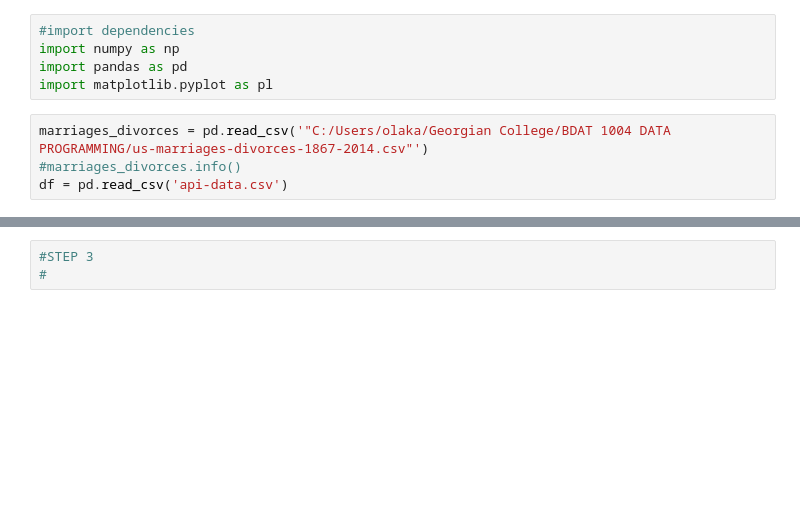
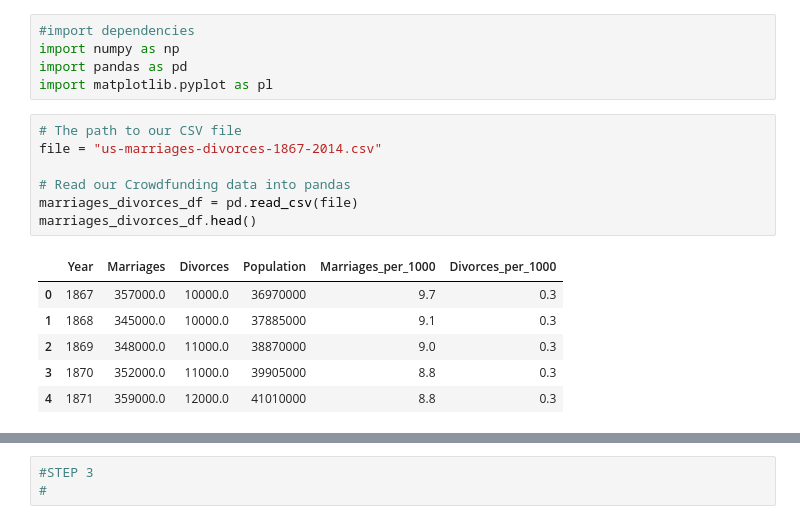
Before and after one commit to AbisolaOlakanmi/Abisola.Olakanmi.BDAT1004PS3, a Jupyter notebook: Abisola.Olakanmi.BDAT1004PS3.ipynb, the cells around one changed output, grey strips where cells are left out. Cells and saved outputs as stored; diff of their text form; blank space fills up the shorter version.

```diff
--- a/Abisola.Olakanmi.BDAT1004PS3.ipynb
+++ b/Abisola.Olakanmi.BDAT1004PS3.ipynb
@@ -942,7 +981,17 @@ nos_unique_items_sold
 import numpy as np
 import pandas as pd
 import matplotlib.pyplot as pl
-# %%
-marriages_divorces = pd.read_csv('"C:/Users/olaka/Georgian College/BDAT 1004 DATA PROGRAMMING/us-marriages-divorces-1867-2014.csv"')
-#marriages_divorces.info()
-df = pd.read_csv('api-data.csv')
+# %%
+# The path to our CSV file
+file = "us-marriages-divorces-1867-2014.csv"
+
+# Read our Crowdfunding data into pandas
+marriages_divorces_df = pd.read_csv(file)
+marriages_divorces_df.head()
+# %% [output]
+|  | Year | Marriages | Divorces | Population | Marriages_per_1000 | Divorces_per_1000 |
+| 0 | 1867 | 357000.0 | 10000.0 | 36970000 | 9.7 | 0.3 |
+| 1 | 1868 | 345000.0 | 10000.0 | 37885000 | 9.1 | 0.3 |
+| 2 | 1869 | 348000.0 | 11000.0 | 38870000 | 9.0 | 0.3 |
+| 3 | 1870 | 352000.0 | 11000.0 | 39905000 | 8.8 | 0.3 |
+| 4 | 1871 | 359000.0 | 12000.0 | 41010000 | 8.8 | 0.3 |
```
Also changed, not shown: parts of 37 cells of this notebook.
